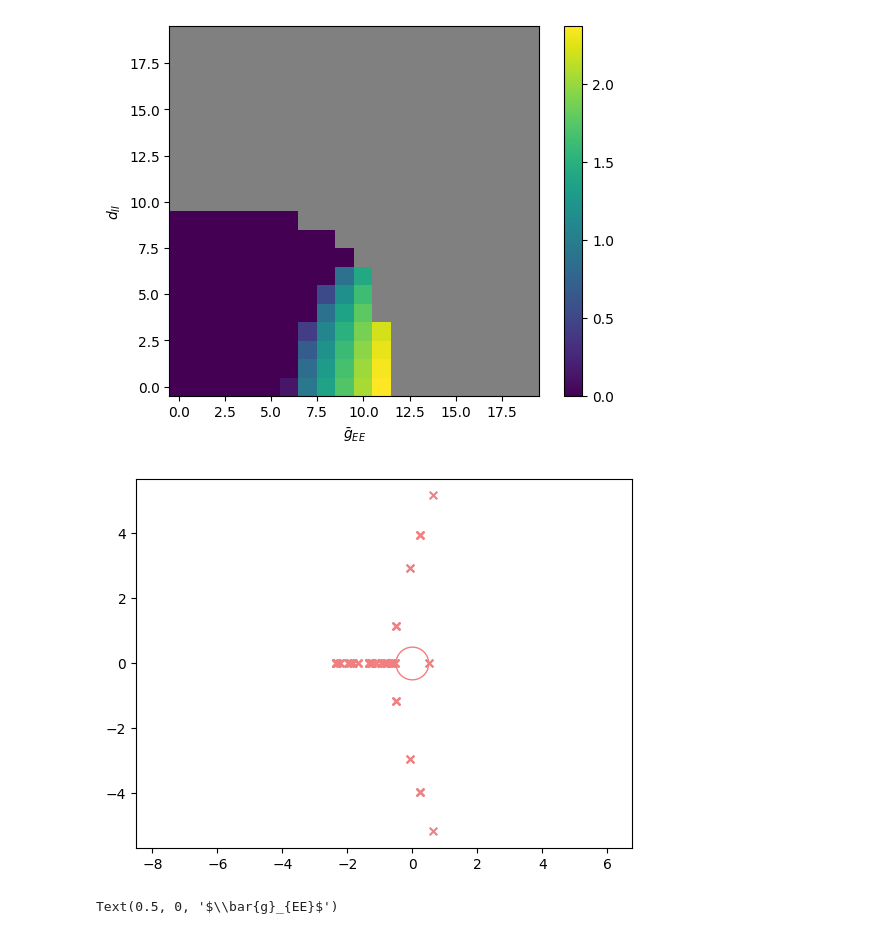
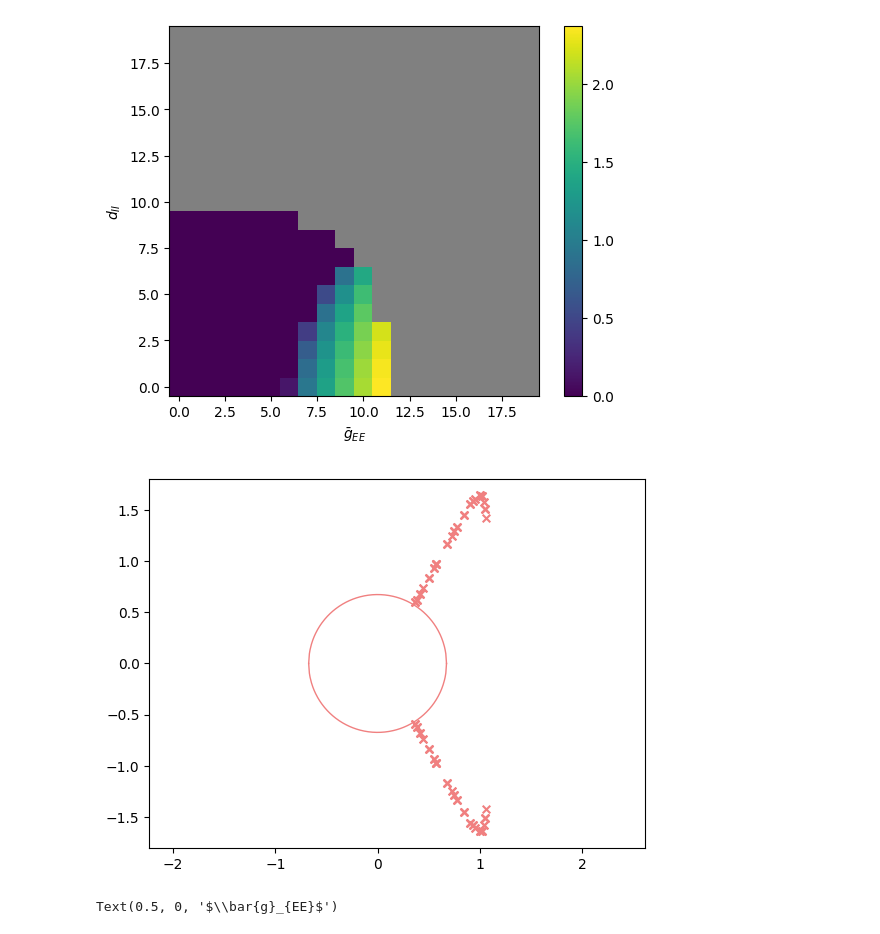
Before and after one commit to huang-yh20/spatial-linear-project, a Jupyter notebook: code/phase/try_phase.ipynb, the cells around one changed output. Saved outputs shown, nothing was run; the diff lists cells and outputs as text; code cells hidden in the pictures.

```diff
--- a/code/phase/try_phase.ipynb
+++ b/code/phase/try_phase.ipynb
@@ -177,10 +262,10 @@ plt.xlabel(r'$\bar{g}_{EE}$')
 Text(0.5, 0, '$\\bar{g}_{EE}$')
 [figure]
 # %%
-p_net = generate_params_phase_try(3,15)
+p_net = generate_params_phase_d_II_g_bar_EE(0,12)
 temp_plot_pred(p_net, dim=2)
 # %% [output]
-[figure, old version]
+[figure, new version]
 # %%
 trail_num = 20
 
```
Also changed, not shown: parts of 7 cells of this notebook, 5 other files.
